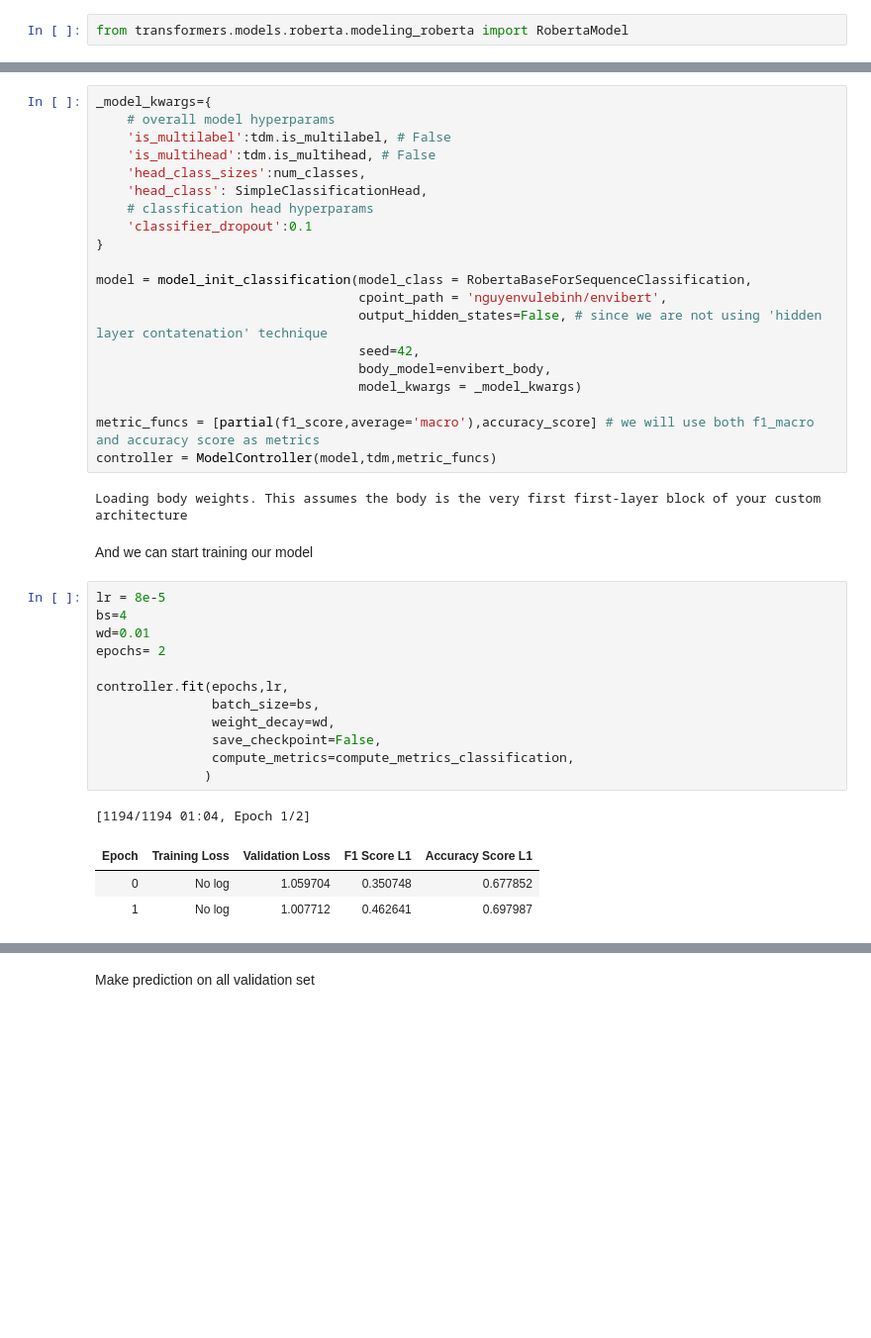
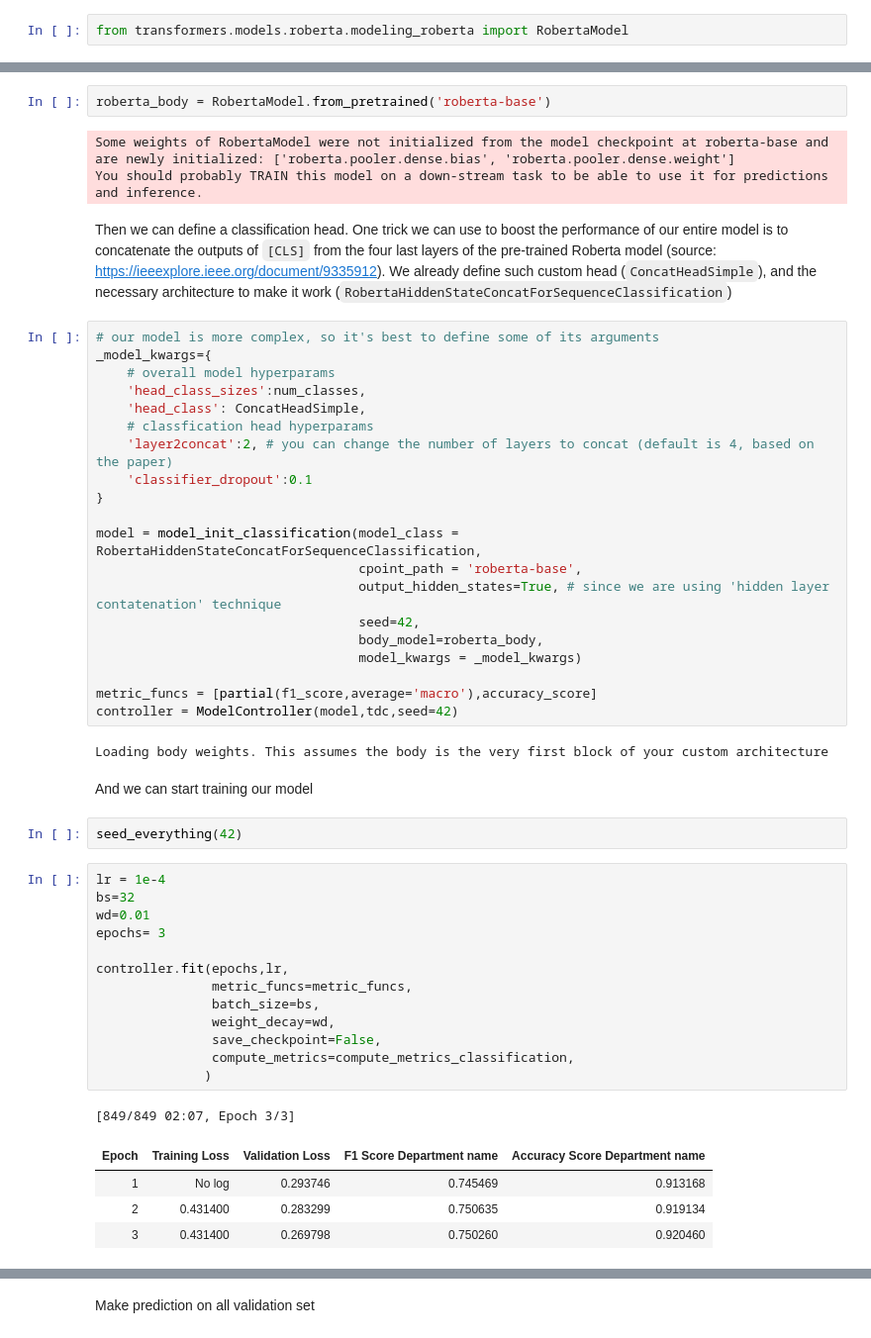
Before and after one commit to anhquan0412/that-nlp-library, a Jupyter notebook: nbs/03_model_classification_tutorial.ipynb, the cells around one changed output, grey strips where cells are left out. Shown at 99% size. Cells and saved outputs as stored; diff of their text form; blank space fills up the shorter version.

```diff
--- a/nbs/03_model_classification_tutorial.ipynb
+++ b/nbs/03_model_classification_tutorial.ipynb
@@ -684,41 +651,52 @@ class SimpleClassificationHead(torch.nn.Module):
+# %%
+roberta_body = RobertaModel.from_pretrained('roberta-base')
+# %% [output]
+Some weights of RobertaModel were not initialized from the model checkpoint at roberta-base and are newly initialized: ['roberta.pooler.dense.bias', 'roberta.pooler.dense.weight']
+You should probably TRAIN this model on a down-stream task to be able to use it for predictions and inference.
+# %% [markdown]
+Then we can define a classification head. One trick we can use to boost the performance of our entire model is to concatenate the outputs of `[CLS]` from the four last layers of the pre-trained Roberta model (source: https://ieeexplore.ieee.org/document/9335912). We already define such custom head (`ConcatHeadSimple`), and the necessary architecture to make it work (`RobertaHiddenStateConcatForSequenceClassification`)
 # %%
+# our model is more complex, so it's best to define some of its arguments
 _model_kwargs={
     # overall model hyperparams
-    'is_multilabel':tdm.is_multilabel, # False
-    'is_multihead':tdm.is_multihead, # False
     'head_class_sizes':num_classes,
-    'head_class': SimpleClassificationHead,
+    'head_class': ConcatHeadSimple,
     # classfication head hyperparams
+    'layer2concat':2, # you can change the number of layers to concat (default is 4, based on the paper)
     'classifier_dropout':0.1
 }
 
-model = model_init_classification(model_class = RobertaBaseForSequenceClassification,
-                                  cpoint_path = 'nguyenvulebinh/envibert',
-                                  output_hidden_states=False, # since we are not using 'hidden layer contatenation' technique
+model = model_init_classification(model_class = RobertaHiddenStateConcatForSequenceClassification,
+                                  cpoint_path = 'roberta-base',
+                                  output_hidden_states=True, # since we are using 'hidden layer contatenation' technique
                                   seed=42,
-                                  body_model=envibert_body,
+                                  body_model=roberta_body,
                                   model_kwargs = _model_kwargs)
 
-metric_funcs = [partial(f1_score,average='macro'),accuracy_score] # we will use both f1_macro and accuracy score as metrics
-controller = ModelController(model,tdm,metric_funcs)
+metric_funcs = [partial(f1_score,average='macro'),accuracy_score]
+controller = ModelController(model,tdc,seed=42)
 # %% [output]
-Loading body weights. This assumes the body is the very first first-layer block of your custom architecture
+Loading body weights. This assumes the body is the very first block of your custom architecture
 # %% [markdown]
 And we can start training our model
+# %%
+seed_everything(42)
 # %%
-lr = 8e-5
-bs=4
+lr = 1e-4
+bs=32
 wd=0.01
-epochs= 2
+epochs= 3
 
 controller.fit(epochs,lr,
+               metric_funcs=metric_funcs,
                batch_size=bs,
                weight_decay=wd,
                save_checkpoint=False,
                compute_metrics=compute_metrics_classification,
               )
 # %% [output]
-[1194/1194 01:04, Epoch 1/2]
+[849/849 02:07, Epoch 3/3]
-| Epoch | Training Loss | Validation Loss | F1 Score L1 | Accuracy Score L1 |
-| 0 | No log | 1.059704 | 0.350748 | 0.677852 |
-| 1 | No log | 1.007712 | 0.462641 | 0.697987 |
+| Epoch | Training Loss | Validation Loss | F1 Score Department name | Accuracy Score Department name |
+| 1 | No log | 0.293746 | 0.745469 | 0.913168 |
+| 2 | 0.431400 | 0.283299 | 0.750635 | 0.919134 |
+| 3 | 0.431400 | 0.269798 | 0.750260 | 0.920460 |
```
Also changed, not shown: parts of 124 cells of this notebook, 10 other files.
